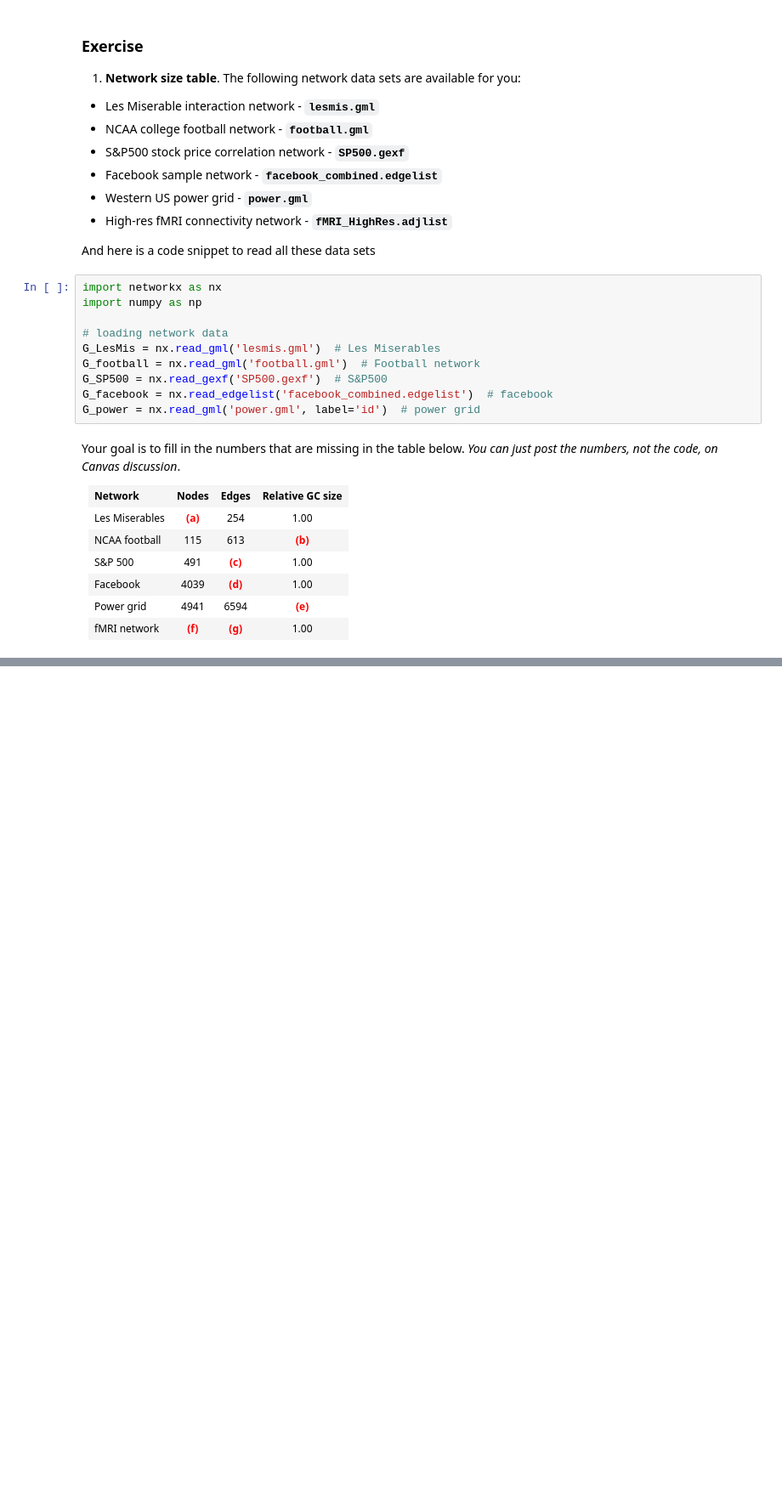
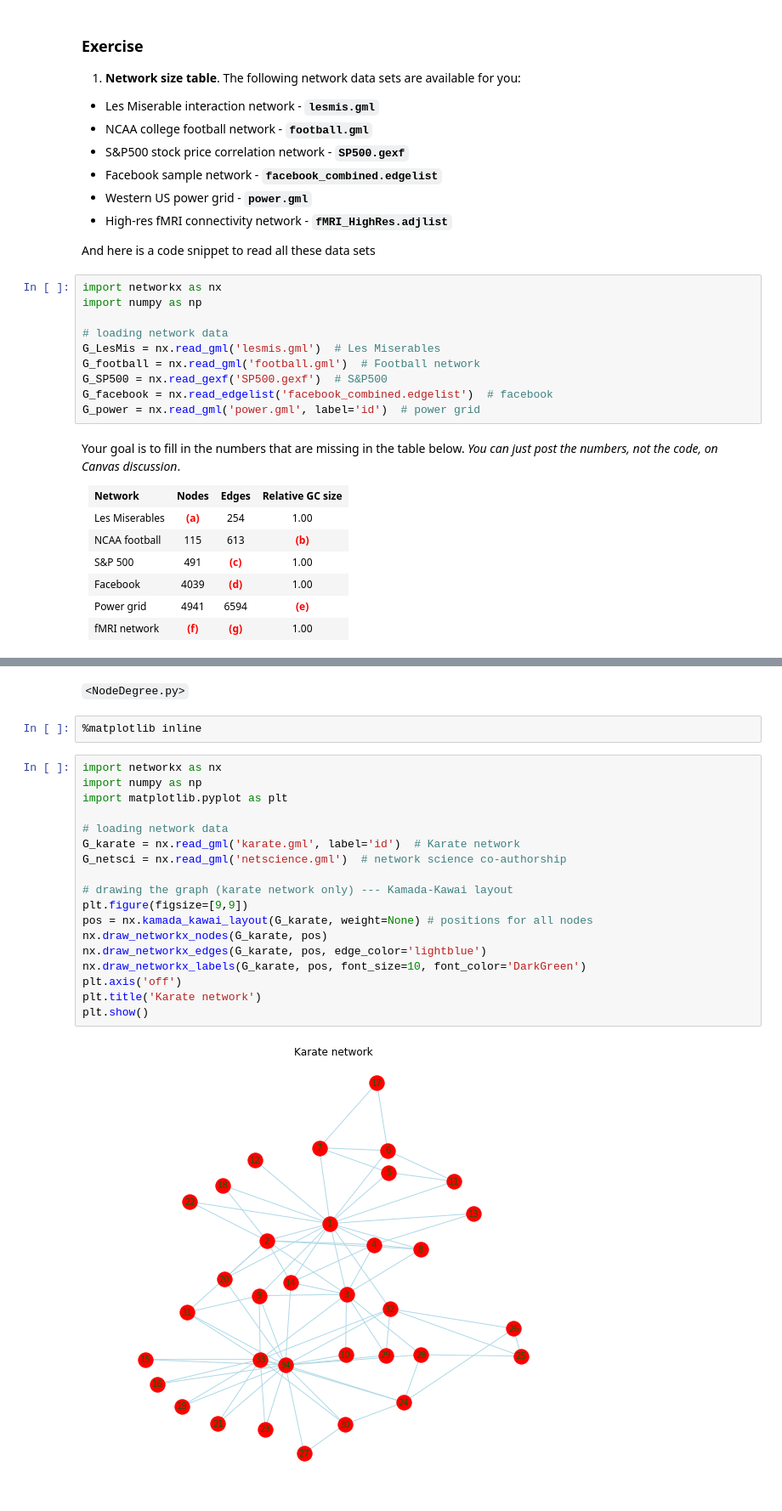
Before and after one commit to sathayas/JupyterAnalyticsSpring2018, a Jupyter notebook: NetworkStats.ipynb, the cells around one changed output, grey strips where cells are left out. Shown at 85% size. Drawn from its saved outputs; the diff is of its cells as text; blank space fills up the shorter version.

```diff
--- a/NetworkStats.ipynb
+++ b/NetworkStats.ipynb
@@ -159,0 +158,24 @@ Your goal is to fill in the numbers that are missing in the table below. *You ca
+# %% [markdown]
+`<NodeDegree.py>`
+# %%
+%matplotlib inline
+# %%
+import networkx as nx
+import numpy as np
+import matplotlib.pyplot as plt
+
+# loading network data
+G_karate = nx.read_gml('karate.gml', label='id')  # Karate network
+G_netsci = nx.read_gml('netscience.gml')  # network science co-authorship
+
+# drawing the graph (karate network only) --- Kamada-Kawai layout
+plt.figure(figsize=[9,9])
+pos = nx.kamada_kawai_layout(G_karate, weight=None) # positions for all nodes
+nx.draw_networkx_nodes(G_karate, pos)
+nx.draw_networkx_edges(G_karate, pos, edge_color='lightblue')
+nx.draw_networkx_labels(G_karate, pos, font_size=10, font_color='DarkGreen')
+plt.axis('off')
+plt.title('Karate network')
+plt.show()
+# %% [output]
+[figure, added]
```
Also changed, not shown: parts of 71 cells of this notebook.
